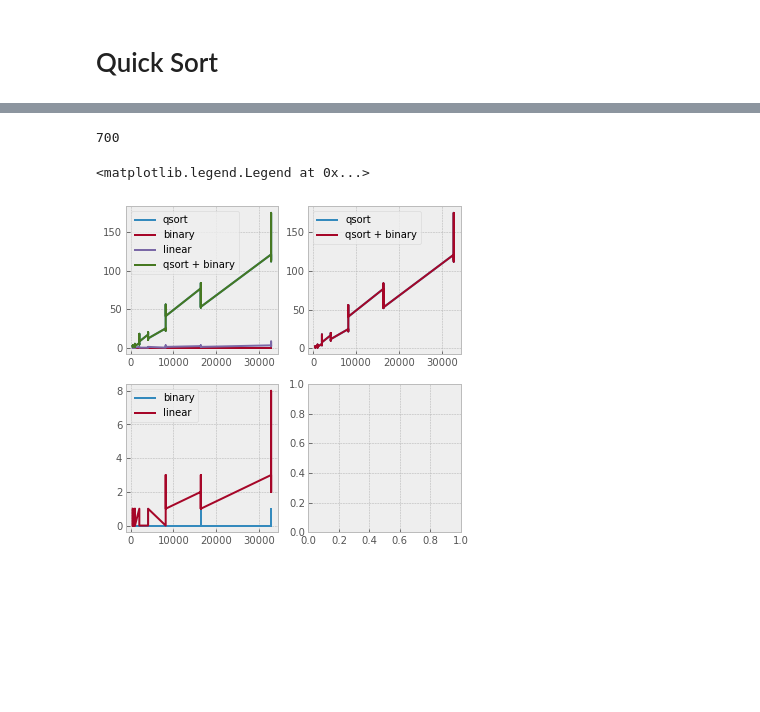
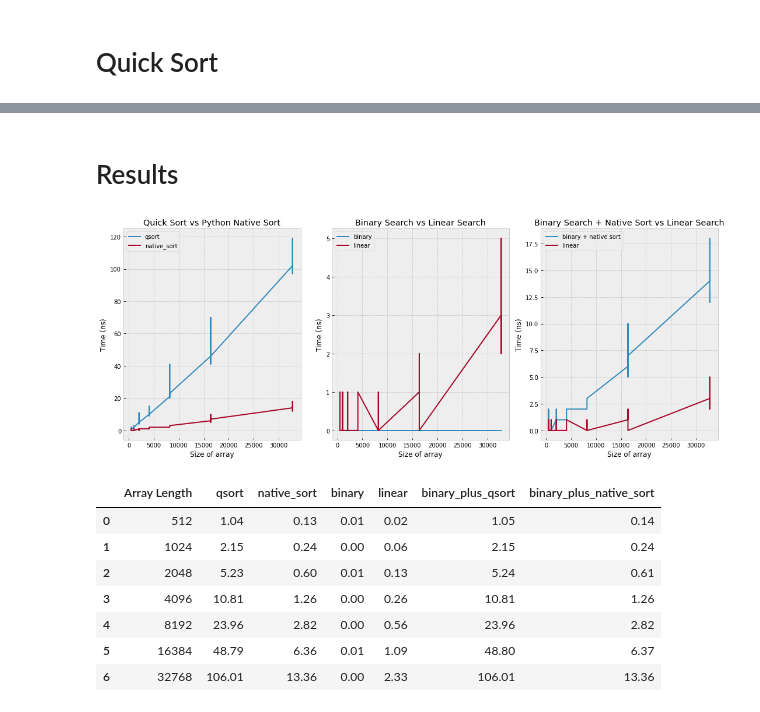
Before and after one commit to james-salafatinos/data-engineering, a Jupyter notebook: algorithms_timing.ipynb, the cells around one changed output, grey strips where cells are left out. Cells and saved outputs as stored; diff of their text form; code cells hidden in the pictures; blank space fills up the shorter version.

```diff
--- a/algorithms_timing.ipynb
+++ b/algorithms_timing.ipynb
@@ -5,10 +57,16 @@
 To begin, let's generate some random data to work with. Ensure that a common random number seed is used to generate each of the arrays. We will make five arrays, each of length 512, 1024, 2048, 4096, and 8192 containing randomly generated uniformly distributed integers from 1 to 10000.
 # %%
+%load_ext autoreload
+%autoreload 2
+
 import numpy as np
 import pandas as pd
 import time
-np.random.seed = 34
 
+np.random.seed = 34 #set seed
+LOG = {} # Define Log
+
+#Define Data
 r_1 = np.random.randint(1,10000, 2**9)
 r_2 = np.random.randint(1,10000, 2**10)
 r_3 = np.random.randint(1,10000, 2**11)
@@ -156,32 +222,54 @@ for idx,array in enumerate(sorted_arrays):
-# %%
-len(linear_log)
-# %% [output]
-700
+# %% [markdown]
+# Results
 # %%
 df = pd.DataFrame({'Array Length': sorted(list(map(len, arrays))*trials),
-                   'qsort': sort_log,
-                   'binary':binary_log,
-                   'linear':linear_log,
-                   'binary_plus_sort': np.array(sort_log)})
+                   'qsort': LOG['total_qsort'],
+                   'native_sort': LOG['native_sort'],
+                   'binary':LOG['binary_search'],
+                   'linear':LOG['linear_search'],
+                   'binary_plus_qsort': np.array(LOG['total_qsort']) + np.array(LOG['binary_search']),
+                   'binary_plus_native_sort': np.array(LOG['native_sort']) + np.array(LOG['binary_search'])})
 # %%
 import matplotlib.pyplot as plt
 plt.style.use('bmh')
-fig, axes = plt.subplots(nrows = 2, ncols = 2, figsize = (6,6))
-ax1,ax2,ax3,ax4 = axes.flatten()
+fig, axes = plt.subplots(nrows = 1, ncols = 3, figsize = (15,6))
+ax1,ax2,ax3 = axes.flatten()
+
 ax1.plot(df['Array Length'], df['qsort'], label = 'qsort')
-ax1.plot(df['Array Length'], df['binary'], label = 'binary')
-ax1.plot(df['Array Length'], df['linear'], label = 'linear')
-ax1.plot(df['Array Length'], df['binary_plus_sort'], label = 'qsort + binary')
+ax1.plot(df['Array Length'], df['native_sort'], label = 'native_sort')
+ax1.set_title('Quick Sort vs Python Native Sort')
+ax1.set_xlabel('Size of array')
+ax1.set_ylabel('Time (ns)')
 ax1.legend()
 
-ax2.plot(df['Array Length'], df['qsort'], label = 'qsort')
-ax2.plot(df['Array Length'], df['binary_plus_sort'], label = 'qsort + binary')
+ax2.plot(df['Array Length'], df['binary'], label = 'binary')
+ax2.plot(df['Array Length'], df['linear'], label = 'linear')
+ax2.set_title('Binary Search vs Linear Search')
+ax2.set_xlabel('Size of array')
+ax2.set_ylabel('Time (ns)')
 ax2.legend()
 
 
-ax3.plot(df['Array Length'], df['binary'], label = 'binary')
+
+ax3.plot(df['Array Length'], df['binary_plus_native_sort'], label = 'binary + native sort')
 ax3.plot(df['Array Length'], df['linear'], label = 'linear')
+ax3.set_title('Binary Search + Native Sort vs Linear Search')
+ax3.set_xlabel('Size of array')
+ax3.set_ylabel('Time (ns)')
 ax3.legend()
+
+plt.tight_layout()
 # %% [output]
-<matplotlib.legend.Legend at 0x...>
-[figure, old version]
+[figure, new version]
+# %%
+df = df.groupby(['Array Length']).agg(np.mean).reset_index()
+df
+# %% [output]
+|  | Array Length | qsort | native_sort | binary | linear | binary_plus_qsort | binary_plus_native_sort |
+| 0 | 512 | 1.04 | 0.13 | 0.01 | 0.02 | 1.05 | 0.14 |
+| 1 | 1024 | 2.15 | 0.24 | 0.00 | 0.06 | 2.15 | 0.24 |
+| 2 | 2048 | 5.23 | 0.60 | 0.01 | 0.13 | 5.24 | 0.61 |
+| 3 | 4096 | 10.81 | 1.26 | 0.00 | 0.26 | 10.81 | 1.26 |
+| 4 | 8192 | 23.96 | 2.82 | 0.00 | 0.56 | 23.96 | 2.82 |
+| 5 | 16384 | 48.79 | 6.36 | 0.01 | 1.09 | 48.80 | 6.37 |
+| 6 | 32768 | 106.01 | 13.36 | 0.00 | 2.33 | 106.01 | 13.36 |
```
Also changed, not shown: parts of 27 cells of this notebook, 5 other files.
